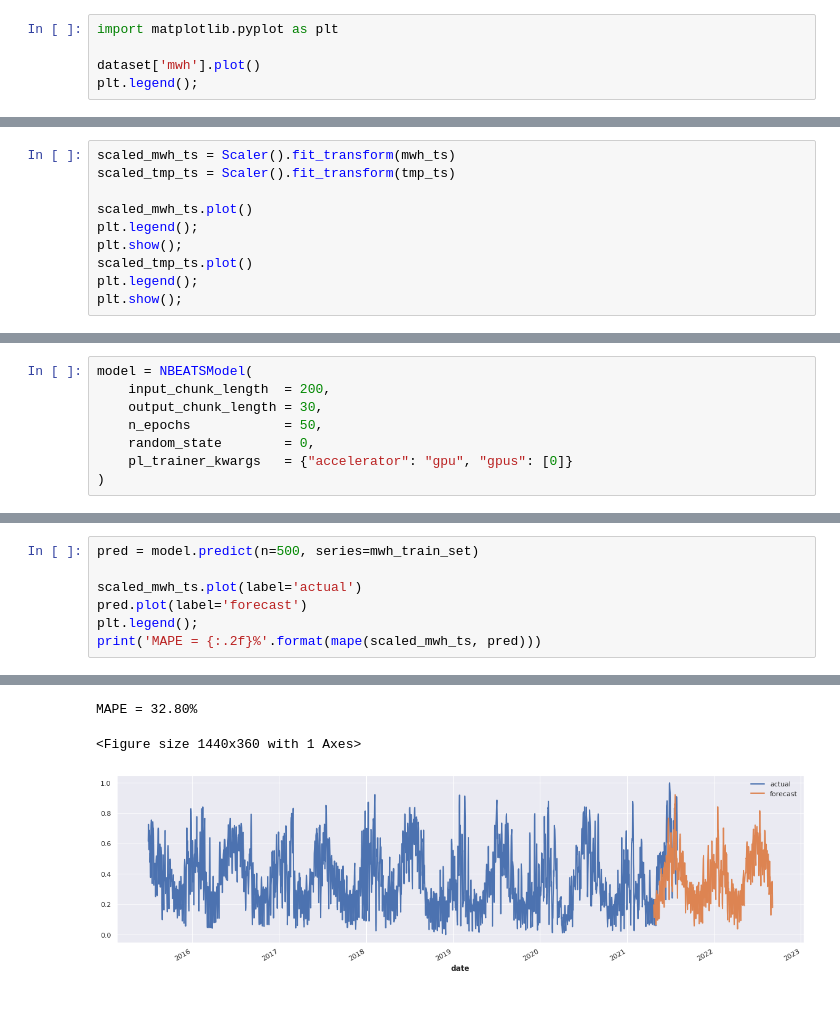
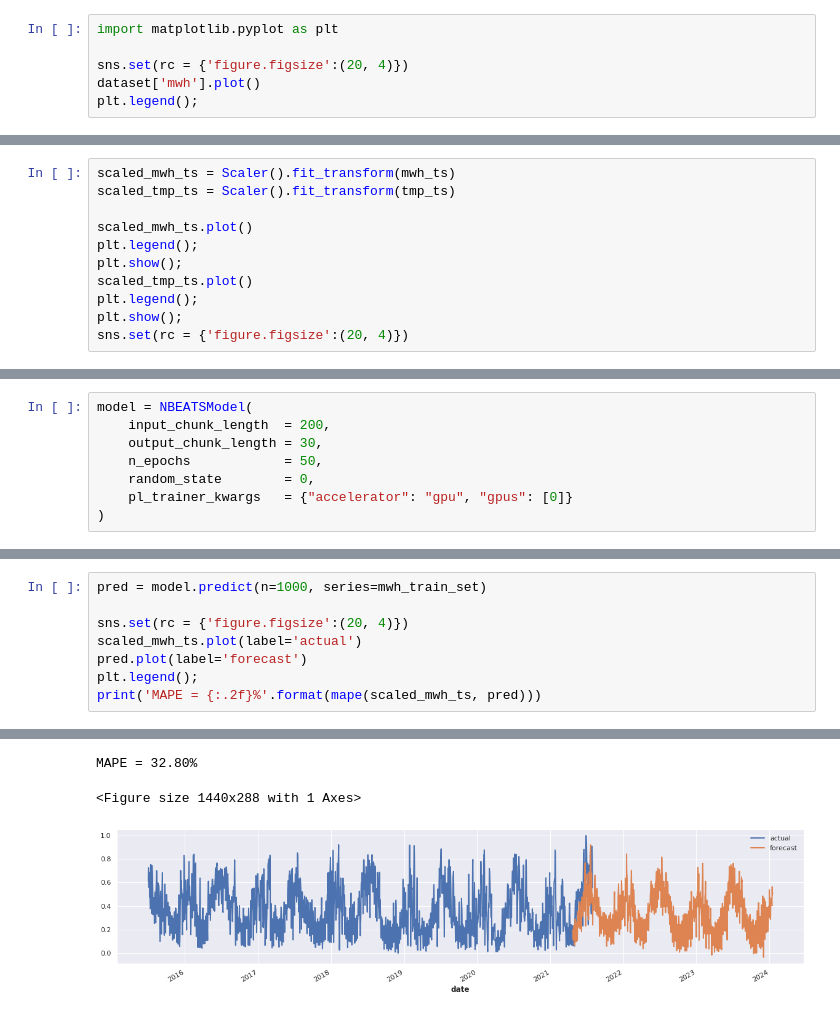
Before and after one commit to magistery-tps/time-series-tp, a Jupyter notebook: notebooks/predictions-nbeats.ipynb, the cells around one changed output, grey strips where cells are left out. Drawn from its saved outputs; the diff is of its cells as text.

```diff
--- a/notebooks/predictions-nbeats.ipynb
+++ b/notebooks/predictions-nbeats.ipynb
@@ -47,6 +47,7 @@ memory usage: 69.4 KB
 # %%
 import matplotlib.pyplot as plt
 
+sns.set(rc = {'figure.figsize':(20, 4)})
 dataset['mwh'].plot()
 plt.legend();
 # %% [output]
@@ -65,4 +66,5 @@ plt.show();
 scaled_tmp_ts.plot()
 plt.legend();
 plt.show();
+sns.set(rc = {'figure.figsize':(20, 4)})
 # %% [output]
@@ -107,7 +109,8 @@ model.fit([mwh_train_set, tmp_train_set], verbose=True)
 <darts.models.forecasting.nbeats.NBEATSModel object at 0x...>
 # %%
-pred = model.predict(n=500, series=mwh_train_set)
+pred = model.predict(n=1000, series=mwh_train_set)
 
+sns.set(rc = {'figure.figsize':(20, 4)})
 scaled_mwh_ts.plot(label='actual')
 pred.plot(label='forecast')
 plt.legend();
@@ -117,4 +120,4 @@ print('MAPE = {:.2f}%'.format(mape(scaled_mwh_ts, pred)))
 MAPE = 32.80%
-<Figure size 1440x360 with 1 Axes>
+<Figure size 1440x288 with 1 Axes>
-[figure, old version]
+[figure, new version]
 # %%
```
Also changed, not shown: parts of 5 cells of this notebook, 2 other files.
